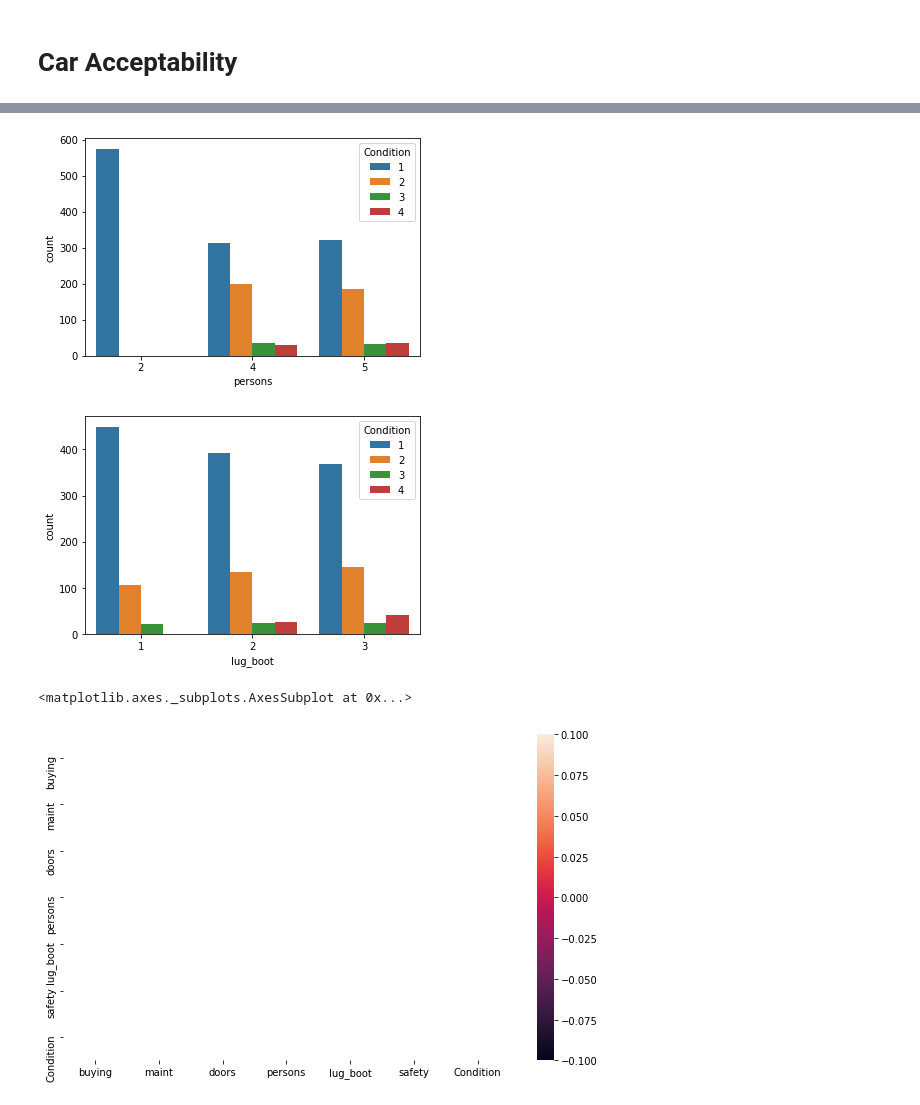
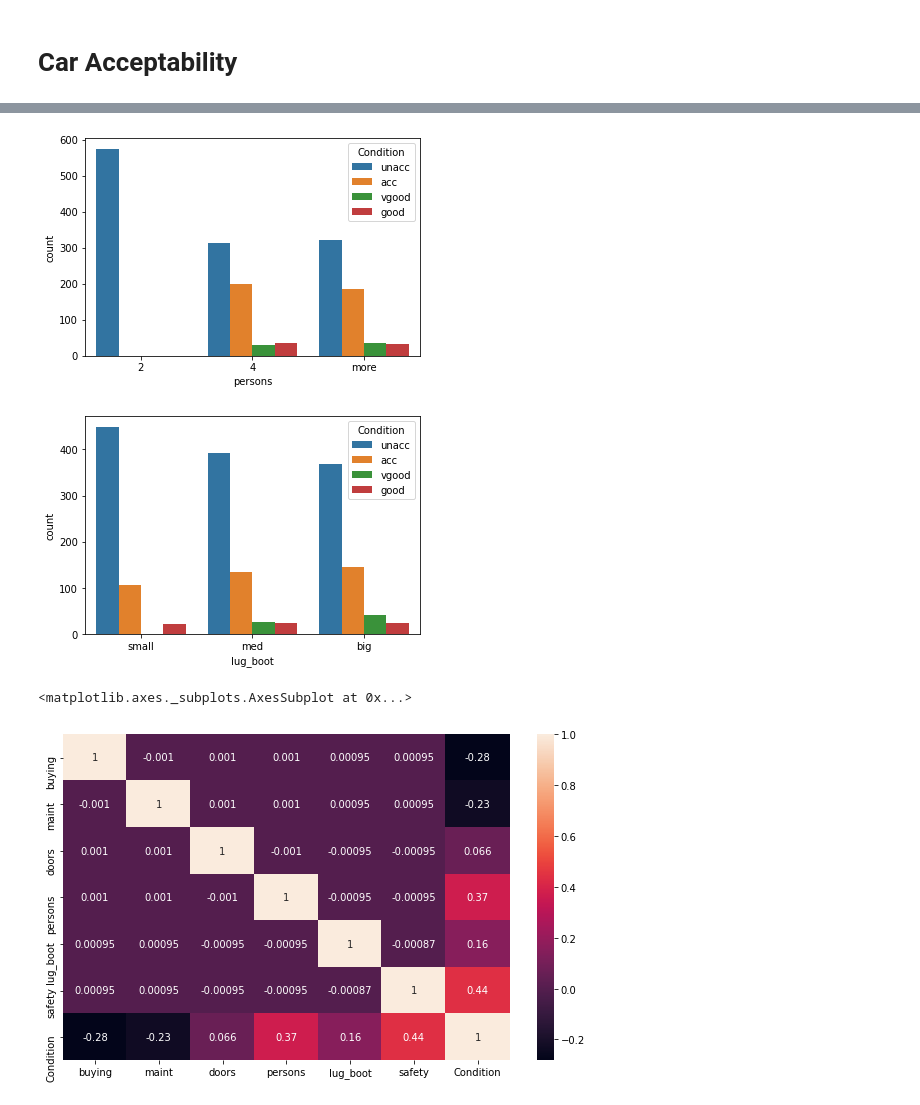
Before and after one commit to krishnamhn009/datascience, a Jupyter notebook: Car_data.ipynb, the cells around one changed output, grey strips where cells are left out. Saved outputs shown, nothing was run; the diff lists cells and outputs as text; code cells hidden in the pictures.

```diff
--- a/Car_data.ipynb
+++ b/Car_data.ipynb
@@ -14,3 +19,5 @@ import seaborn as sns
 #read the data from file
 filename='car.data'
 carDataFrame = pd.read_csv(filename)
+carDataFrame.columns = ['buying', "maint", 'doors', 'persons', 'lug_boot', 'safety', 'Condition']
+print (carDataFrame.head(15))
@@ -86,28 +103,28 @@ safety = sns.countplot(x="safety",hue="Condition",  data=df, order=['high', 'med
 # %%
 #plotting distribution of attributes
-passengers = sns.countplot(x="persons",hue="Condition",  data=df)
+passengers = sns.countplot(x="persons",hue="Condition",  data=carDataFrame)
 # %% [output]
-[figure, old version]
+[figure, new version]
 # %%
 #plotting distribution of attributes
-lug_boot = sns.countplot(x="lug_boot",hue="Condition",  data=df)
+lug_boot = sns.countplot(x="lug_boot",hue="Condition",  data=carDataFrame)
 # %% [output]
-[figure, old version]
+[figure, new version]
 # %%
 #converting categorical variables into numerical variables
-df['buying'] = df['buying'].map({'low': 1, 'med': 2, 'high' : 3, 'vhigh': 4})
-df['maint'] = df['maint'].map({'low': 1, 'med': 2, 'high' : 3, 'vhigh': 4})
-df['safety'] = df['safety'].map({'low': 1, 'med': 2, 'high' : 3})
-df['lug_boot'] = df['lug_boot'].map({'small': 1, 'med': 2, 'big' : 3})
-df['persons'] = df['persons'].map({'2': 2, '4' : 4, 'more' : 5})
-df['doors'] = df['doors'].map({'2': 2, '3':3, '4':4, '5more' : 5})
-df['Condition'] = df['Condition'].map({'unacc': 1, 'acc': 2, 'good' : 3, 'vgood': 4})
+carDataFrame['buying'] = carDataFrame['buying'].map({'low': 1, 'med': 2, 'high' : 3, 'vhigh': 4})
+carDataFrame['maint'] = carDataFrame['maint'].map({'low': 1, 'med': 2, 'high' : 3, 'vhigh': 4})
+carDataFrame['safety'] = carDataFrame['safety'].map({'low': 1, 'med': 2, 'high' : 3})
+carDataFrame['lug_boot'] = carDataFrame['lug_boot'].map({'small': 1, 'med': 2, 'big' : 3})
+carDataFrame['persons'] = carDataFrame['persons'].map({'2': 2, '4' : 4, 'more' : 5})
+carDataFrame['doors'] = carDataFrame['doors'].map({'2': 2, '3':3, '4':4, '5more' : 5})
+carDataFrame['Condition'] = carDataFrame['Condition'].map({'unacc': 1, 'acc': 2, 'good' : 3, 'vgood': 4})
 # %%
 #Correlation map to see how features are correlated
 fig=plt.figure(figsize=(10,6))
-sns.heatmap(df.corr(),annot=True)
+sns.heatmap(carDataFrame.corr(),annot=True)
 # %% [output]
 <matplotlib.axes._subplots.AxesSubplot at 0x...>
-[figure, old version]
+[figure, new version]
 # %%
 #dividing dataset into X and y
```
Also changed, not shown: parts of 18 cells of this notebook.
